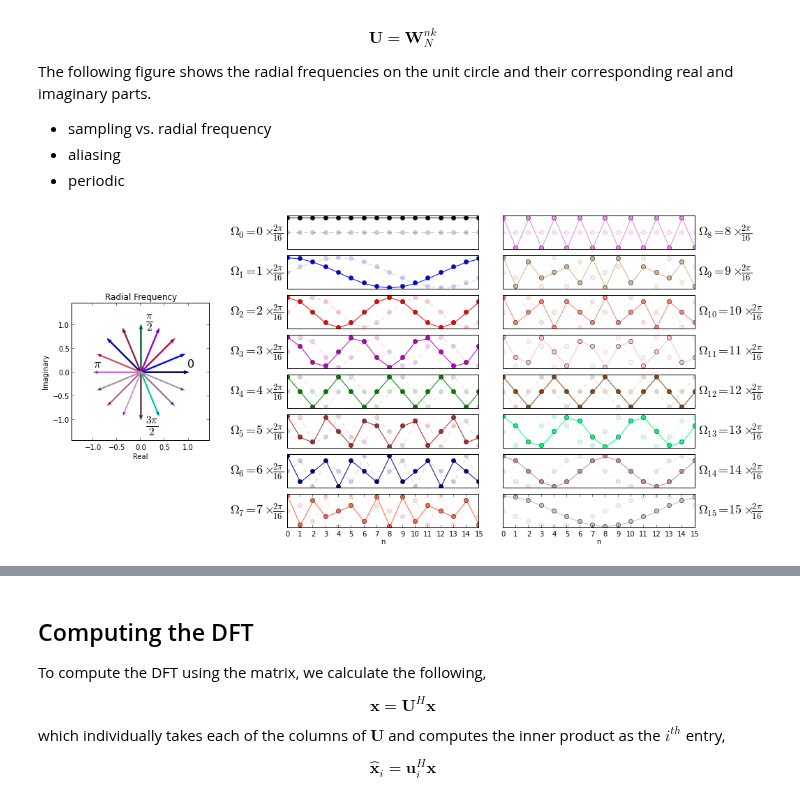
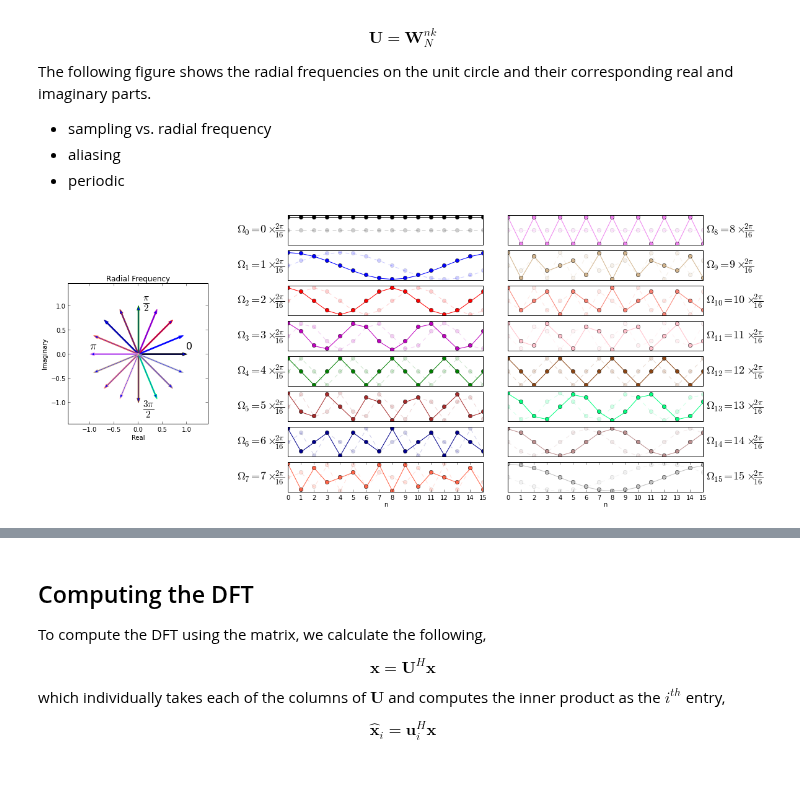
Before and after one commit to unpingco/Python-for-Signal-Processing, a Jupyter notebook: Fourier_Transform.ipynb, the cells around one changed output, grey strips where cells are left out. Saved outputs shown, nothing was run; the diff lists cells and outputs as text; code cells hidden in the pictures; blank space fills up the shorter version.

Commit message:
fourier graphics and text

```diff
--- a/Fourier_Transform.ipynb
+++ b/Fourier_Transform.ipynb
@@ -44,7 +44,7 @@ U = dftmatrix(Nfft=Nfft,N=16)
 # hardcoded constants to format complicated figure
 
 gs = gridspec.GridSpec(8,12)
-gs.update( wspace=0.8)
+gs.update( wspace=0.8, left=0.01)
 
 fig =figure(figsize=(16,8))
 ax0 = subplot(gs[:,:3])
@@ -65,34 +65,34 @@ ax0.text(0.1,-1.2,r'$\frac{3\pi}{2}$',fontsize=22)
 ax0.axis(array([-1,1,-1,1])*1.45)
 ax0.set_title('Radial Frequency')
 ax0.set_xlabel('Real')
 ax0.set_ylabel('Imaginary')
 
 # plots in the middle column
 for i in range(8):
   ax=subplot(gs[i,4:8])
   ax.set_xticks([]);  ax.set_yticks([])
   ax.set_ylabel(r'$\Omega_{%d}=%d\times\frac{2\pi}{16}$'%(i,i),fontsize=18,rotation='horizontal')
   ax.plot(U.real[:,i],'-o',color=colors[i])
   ax.plot(U.imag[:,i],'--o',color=colors[i],alpha=0.2)
   ax.axis(ymax=4/Nfft*1.1,ymin=-4/Nfft*1.1)
 ax.set_xticks(arange(16))
 ax.set_xlabel('n')
 
 # plots in the far right column
 for i in range(8):
   ax=subplot(gs[i,8:])
   ax.set_xticks([]);  ax.set_yticks([])
   ax.set_ylabel(r'$\Omega_{%d}=%d\times\frac{2\pi}{16}$'%(i+8,i+8),fontsize=18,rotation='horizontal')
   ax.plot(U.real[:,i+8],'-o',color=colors[i+8])
   ax.plot(U.imag[:,i+8],'--o',color=colors[i+8],alpha=0.2)
   ax.axis(ymax=4/Nfft*1.1,ymin=-4/Nfft*1.1)
   ax.yaxis.set_label_position('right')
 ax.set_xticks(arange(16))
 ax.set_xlabel('n')
 
 plt.show()
 # %% [output]
-[figure, old version]
+[figure, new version]
 # %% [markdown]
 On the left, the figure shows the radial frequencies corresponding to each of the columns of the $\mathbf{U}$ matrix. These are color coded corresponding to the graphs on the right. For example, the first column of the $\mathbf{U}$ matrix corresponds to $k=1$ (discrete frequency $\Omega_1=\frac{2\pi}{16}$ marked on the y-axis label) which is shown in the second row down the middle column. The real part of this column is plotted dark and the corresponding imaginary part is plotted semi-transparent because it is just an out-of-phase version of the real part. These real/imaginary parts shown in the graphs correspond to the conjugacy relationships on the leftmost plot. For example, $\Omega_1$ and $\Omega_{15}$ are complex conjugates and their corresponding imaginary parts are inverted as shown in the plots on the right.
 
```
Also changed, not shown: parts of 13 cells of this notebook.
